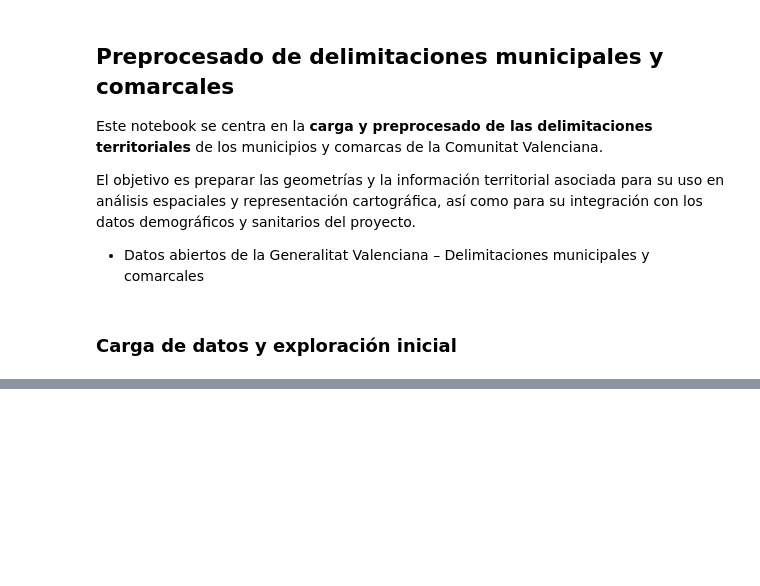
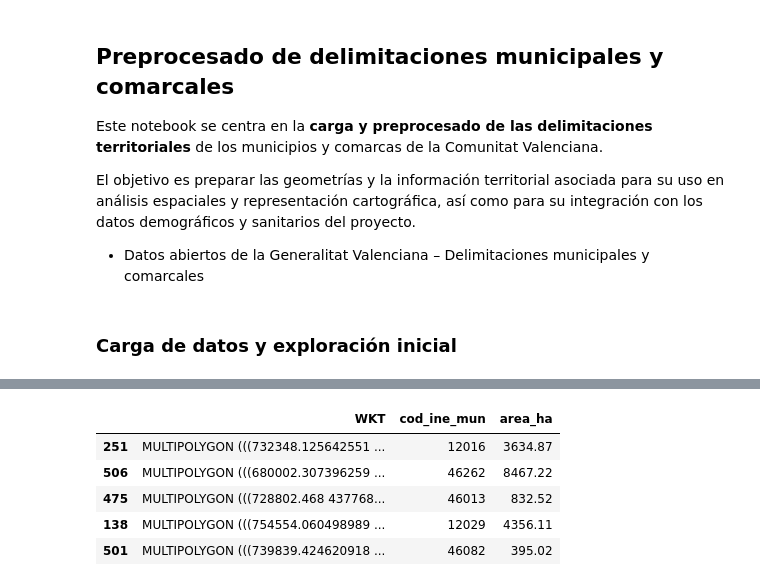
Before and after one commit to nt33/PRVD-Proyecto_Salud, a Jupyter notebook: 01-preprocesado/datos_municipios.ipynb, the cells around one changed output, grey strips where cells are left out. Saved outputs shown, nothing was run; the diff lists cells and outputs as text; code cells hidden in the pictures; blank space fills up the shorter version.

```diff
--- a/01-preprocesado/datos_municipios.ipynb
+++ b/01-preprocesado/datos_municipios.ipynb
@@ -31,0 +157,10 @@ comarca_datos
+# %%
+# Comprobación de valores nulos
+municipios_clean['cod_ine_mun'].isna().sum()
+
+# Comprobación de unicidad
+municipios_clean['cod_ine_mun'].nunique() == len(municipios_clean)
+
+# Asegurar tipo entero
+municipios_clean.loc[:, 'cod_ine_mun'] = municipios_clean['cod_ine_mun'].astype(int)
+municipios_clean['cod_ine_mun'].describe()
@@ -31,0 +183,4 @@ comarca_datos
+# %%
+# Asegurar que la variable area_ha tiene el tipo numérico correcto
+municipios_clean.loc[:, 'area_ha'] = municipios_clean['area_ha'].astype(float)
+municipios_clean['area_ha'].describe()
@@ -31,0 +203,9 @@ comarca_datos
+# %%
+municipios_clean.sample(5)
+# %% [output]
+|  | WKT | cod_ine_mun | area_ha |
+| 251 | MULTIPOLYGON (((732348.125642551 ... | 12016 | 3634.87 |
+| 506 | MULTIPOLYGON (((680002.307396259 ... | 46262 | 8467.22 |
+| 475 | MULTIPOLYGON (((728802.468 437768... | 46013 | 832.52 |
+| 138 | MULTIPOLYGON (((754554.060498989 ... | 12029 | 4356.11 |
+| 501 | MULTIPOLYGON (((739839.424620918 ... | 46082 | 395.02 |
```
Also changed, not shown: parts of 17 cells of this notebook, 1 other file.
